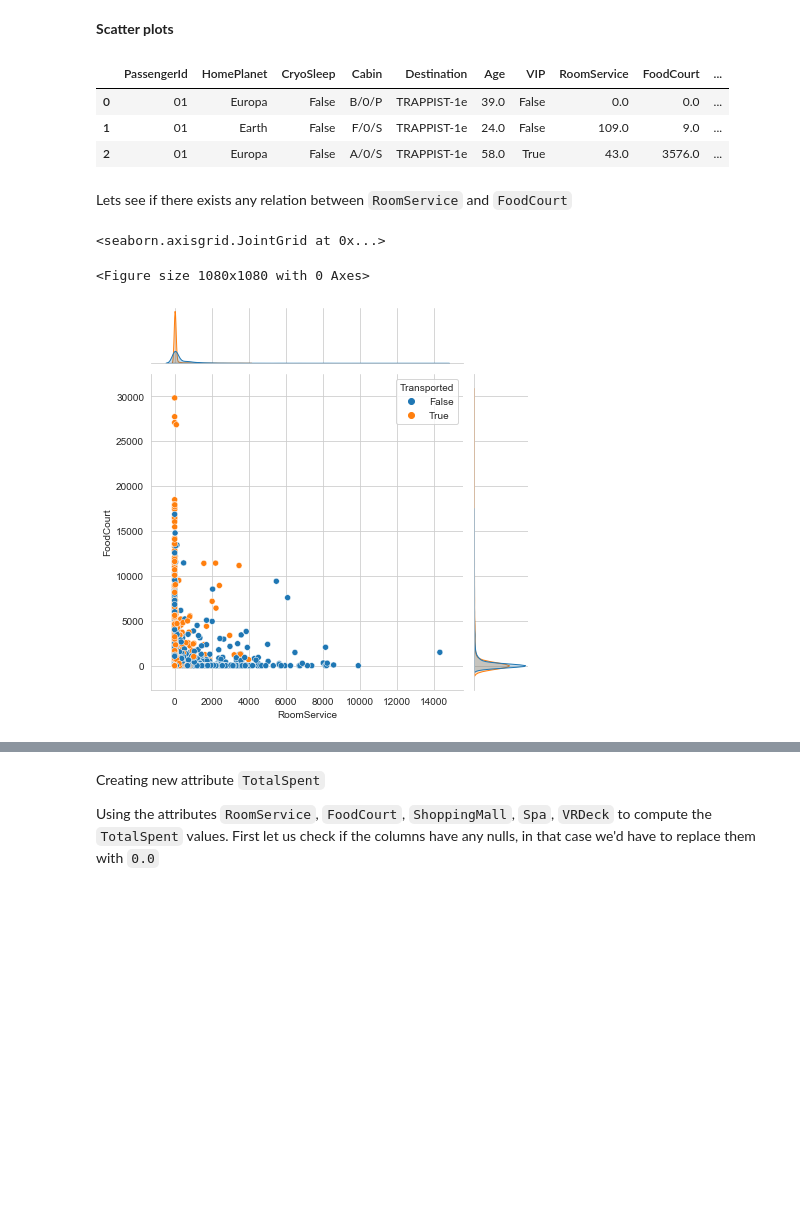
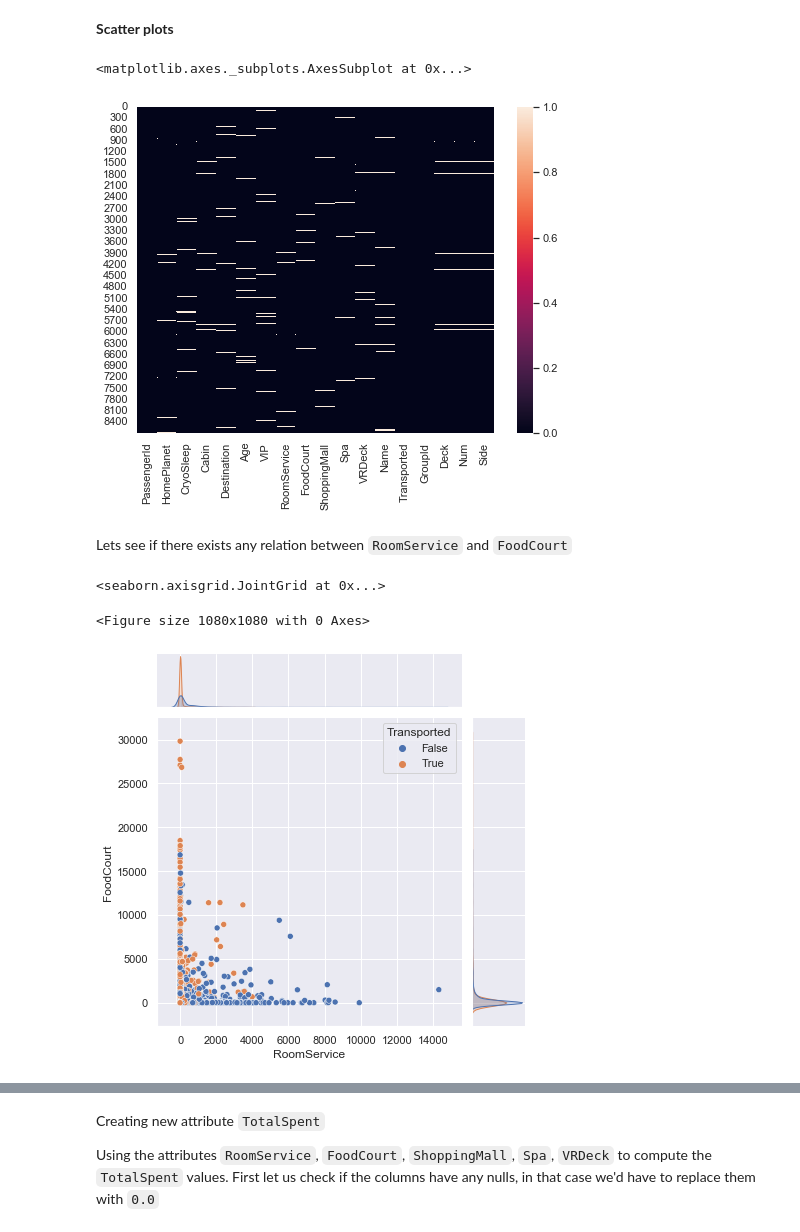
Before and after one commit to team-pass-ds/Spaceship-Titanic, a Jupyter notebook: notebooks/mukhopadhyay-eda-notebook.ipynb, the cells around one changed output, grey strips where cells are left out. Saved outputs shown, nothing was run; the diff lists cells and outputs as text; code cells hidden in the pictures; blank space fills up the shorter version.

```diff
--- a/notebooks/mukhopadhyay-eda-notebook.ipynb
+++ b/notebooks/mukhopadhyay-eda-notebook.ipynb
@@ -381,12 +381,12 @@ plt.show()
 # %% [markdown]
 **Scatter plots**
-# %%
-df.head(3)
-# %% [output]
-|  | PassengerId | HomePlanet | CryoSleep | Cabin | Destination | Age | VIP | RoomService | FoodCourt | ... |
-| 0 | 01 | Europa | False | B/0/P | TRAPPIST-1e | 39.0 | False | 0.0 | 0.0 | ... |
-| 1 | 01 | Earth | False | F/0/S | TRAPPIST-1e | 24.0 | False | 109.0 | 9.0 | ... |
-| 2 | 01 | Europa | False | A/0/S | TRAPPIST-1e | 58.0 | True | 43.0 | 3576.0 | ... |
+# %%
+sns.set(font_scale=1)
+plt.figure(figsize=(8, 6))
+sns.heatmap(pd.isna(df))
+# %% [output]
+<matplotlib.axes._subplots.AxesSubplot at 0x...>
+[figure, added]
 # %% [markdown]
 Lets see if there exists any relation between `RoomService` and `FoodCourt`
 # %%
@@ -402,7 +402,7 @@ sns.jointplot('RoomService', 'FoodCourt', data=df, hue='Transported')
 # %% [output]
 <seaborn.axisgrid.JointGrid at 0x...>
 <Figure size 1080x1080 with 0 Axes>
-[figure, old version]
+[figure, new version]
 # %%
 px.scatter(df, 'Age', 'FoodCourt', color='Transported', trendline='ols')
 # %% [output]
```
Also changed, not shown: parts of 24 cells of this notebook, 3 other files.
